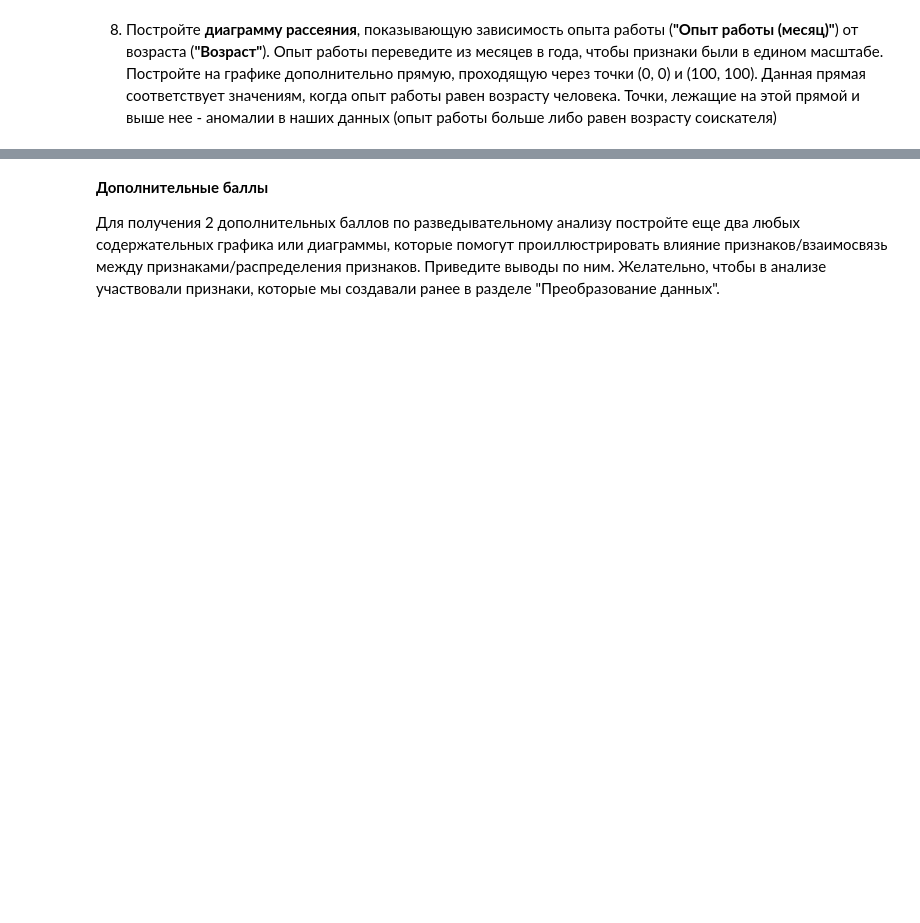
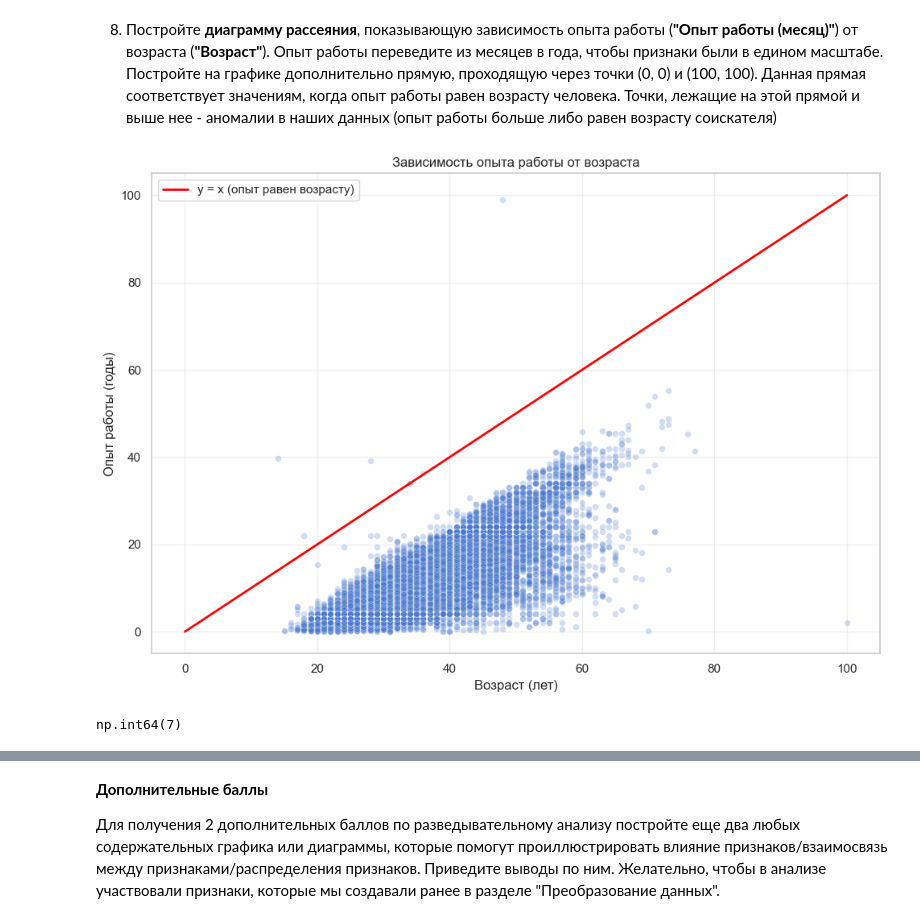
Before and after one commit to IgorPont/mephi_homework_tasks, a Jupyter notebook: sessions_tasks/programming_in_python/session02/data_analysis_final_project.ipynb, the cells around one changed output, grey strips where cells are left out. Drawn from its saved outputs; the diff is of its cells as text; code cells hidden in the pictures; blank space fills up the shorter version.

```diff
--- a/sessions_tasks/programming_in_python/session02/data_analysis_final_project.ipynb
+++ b/sessions_tasks/programming_in_python/session02/data_analysis_final_project.ipynb
@@ -1170,5 +1238,39 @@ plt.show()
 # %% [markdown]
 8. Постройте **диаграмму рассеяния**, показывающую зависимость опыта работы (**"Опыт работы (месяц)"**) от возраста (**"Возраст"**). Опыт работы переведите из месяцев в года, чтобы признаки были в едином масштабе. Постройте на графике дополнительно прямую, проходящую через точки (0, 0) и (100, 100). Данная прямая соответствует значениям, когда опыт работы равен возрасту человека. Точки, лежащие на этой прямой и выше нее - аномалии в наших данных (опыт работы больше либо равен возрасту соискателя)
 # %%
-# ваш код здесь
+# Переводим опыт работы из месяцев в годы
+df["Опыт_годы"] = df["Опыт работы (месяц)"] / 12
+
+# Построение диаграммы рассеяния
+
+plt.figure(figsize=(10, 7))
+
+# Диаграмма рассеяния
+sns.scatterplot(
+    data=df,
+    x="Возраст",
+    y="Опыт_годы",
+    alpha=0.25,
+    s=30
+)
+
+# Добавляем прямую y = x
+x_line = np.arange(0, 101)
+plt.plot(x_line, x_line, color="red", linewidth=2, label="y = x (опыт равен возрасту)")
+
+# Оформление графика
+plt.xlabel("Возраст (лет)")
+plt.ylabel("Опыт работы (годы)")
+plt.title("Зависимость опыта работы от возраста")
+plt.legend()
+plt.grid(alpha=0.3)
+plt.tight_layout()
+plt.show()
+
+# Подсчет явных аномалий
+anomalies_count = (df["Опыт_годы"] >= df["Возраст"]).sum()
+anomalies_count
+# %% [output]
+[figure, added]
+np.int64(7)
 # %% [markdown]
```
Also changed, not shown: parts of 16 cells of this notebook.
